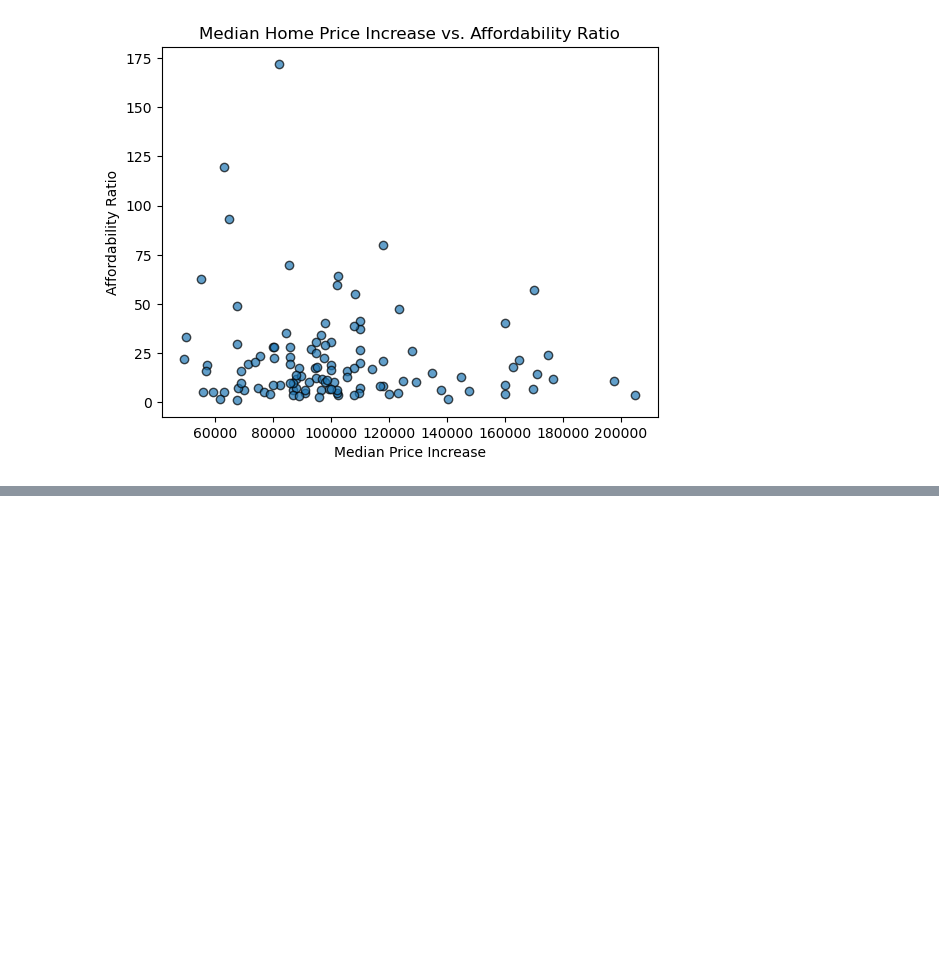
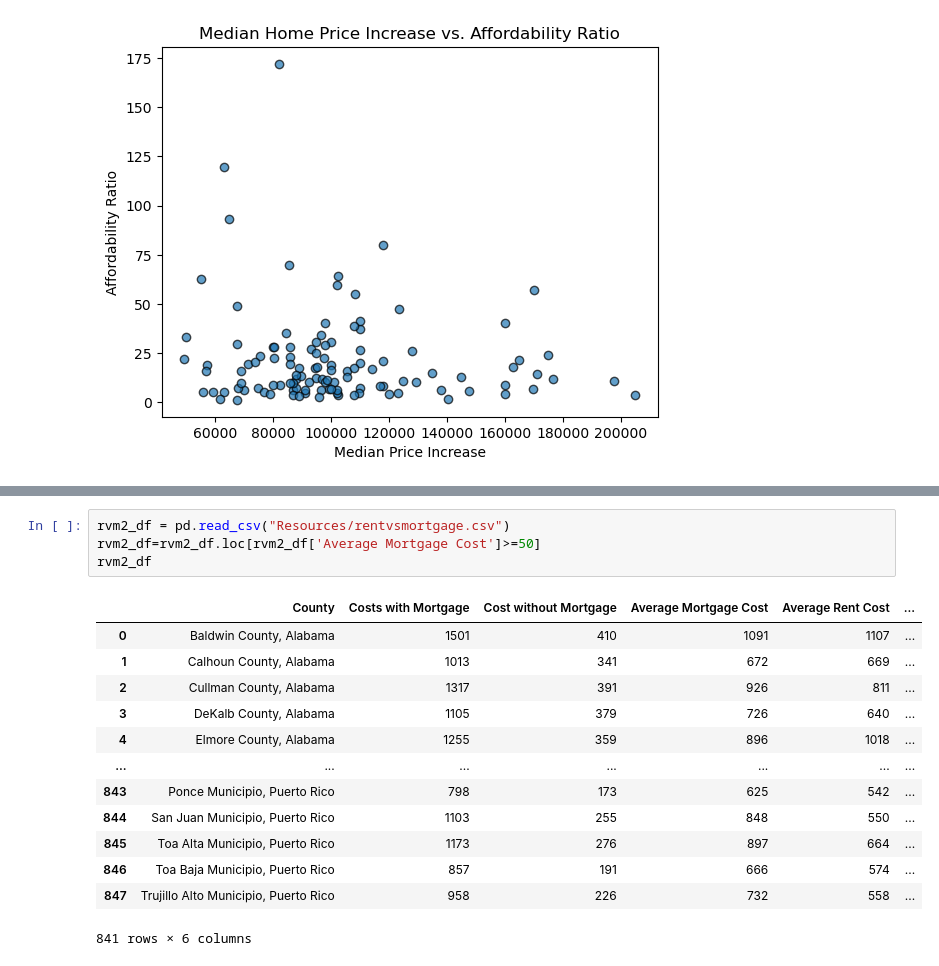
Before and after one commit to smsimba225/Project_1, a Jupyter notebook: Project1_Owen.ipynb, the cells around one changed output, grey strips where cells are left out. Cells and saved outputs as stored; diff of their text form; blank space fills up the shorter version.

```diff
--- a/Project1_Owen.ipynb
+++ b/Project1_Owen.ipynb
@@ -928,0 +1062,18 @@ The correlation between Median Household Income and Poverty Percent is -0.8.
+# %%
+rvm2_df = pd.read_csv("Resources/rentvsmortgage.csv")
+rvm2_df=rvm2_df.loc[rvm2_df['Average Mortgage Cost']>=50]
+rvm2_df
+# %% [output]
+|  | County | Costs with Mortgage | Cost without Mortgage | Average Mortgage Cost | Average Rent Cost | ... |
+| 0 | Baldwin County, Alabama | 1501 | 410 | 1091 | 1107 | ... |
+| 1 | Calhoun County, Alabama | 1013 | 341 | 672 | 669 | ... |
+| 2 | Cullman County, Alabama | 1317 | 391 | 926 | 811 | ... |
+| 3 | DeKalb County, Alabama | 1105 | 379 | 726 | 640 | ... |
+| 4 | Elmore County, Alabama | 1255 | 359 | 896 | 1018 | ... |
+| ... | ... | ... | ... | ... | ... | ... |
+| 843 | Ponce Municipio, Puerto Rico | 798 | 173 | 625 | 542 | ... |
+| 844 | San Juan Municipio, Puerto Rico | 1103 | 255 | 848 | 550 | ... |
+| 845 | Toa Alta Municipio, Puerto Rico | 1173 | 276 | 897 | 664 | ... |
+| 846 | Toa Baja Municipio, Puerto Rico | 857 | 191 | 666 | 574 | ... |
+| 847 | Trujillo Alto Municipio, Puerto Rico | 958 | 226 | 732 | 558 | ... |
+841 rows × 6 columns
```
Also changed, not shown: parts of 9 cells of this notebook.
